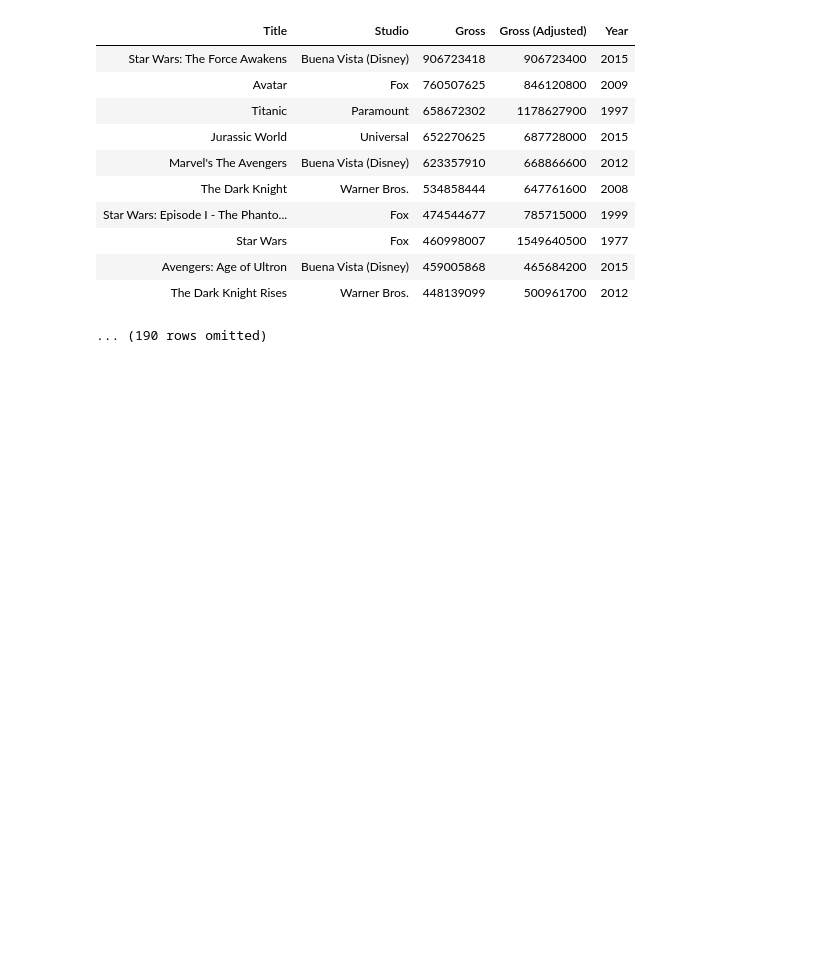
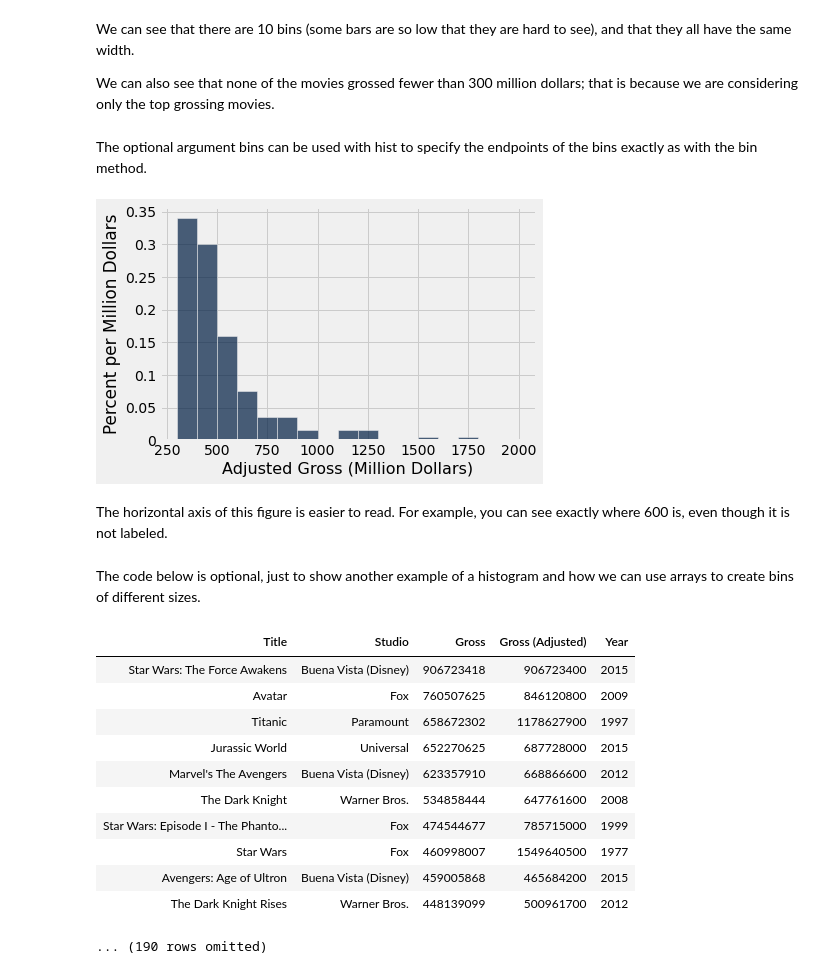
Before and after one commit to marctollis/INF110-Discovering-Informatics, a Jupyter notebook: coding snippets/lecture_9_snippets/Lecture 9.ipynb, the cells around one changed output. Drawn from its saved outputs; the diff is of its cells as text; code cells hidden in the pictures; blank space fills up the shorter version.

```diff
--- a/coding snippets/lecture_9_snippets/Lecture 9.ipynb
+++ b/coding snippets/lecture_9_snippets/Lecture 9.ipynb
@@ -7,3 +115,17 @@ plots.style.use('fivethirtyeight')
+# %% [markdown]
+We can see that there are 10 bins (some bars are so low that they are hard to see), and that they all have the same width.
+
+We can also see that none of the movies grossed fewer than 300 million dollars; that is because we are considering only the top grossing movies.
+# %% [markdown]
+The optional argument bins can be used with hist to specify the endpoints of the bins exactly as with the bin method.
+# %%
+millions.hist('Adjusted Gross', bins=np.arange(300,2001,100), unit="Million Dollars")
+# %% [output]
+[figure, added]
+# %% [markdown]
+The horizontal axis of this figure is easier to read. For example, you can see exactly where 600 is, even though it is not labeled.
+# %% [markdown]
+The code below is optional, just to show another example of a histogram and how we can use arrays to create bins of different sizes.
 # %%
 movies = Table().read_table("top_movies.csv")
 movies
```
Also changed, not shown: parts of 25 cells of this notebook, 1 other file.
